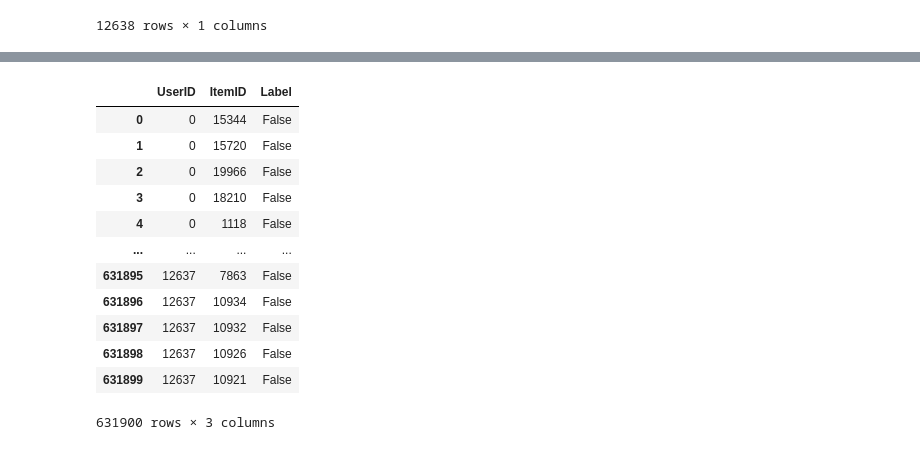
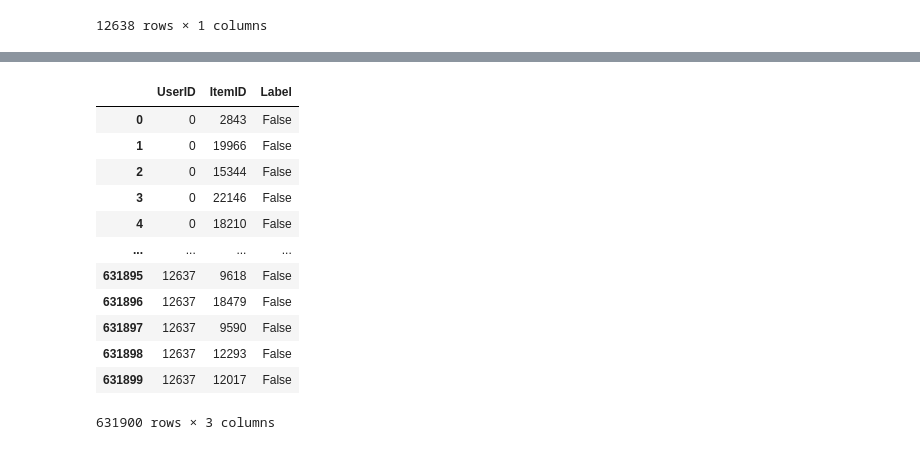
Before and after one commit to kiinami/rcs, a Jupyter notebook: jp_xgboost.ipynb, the cells around one changed output, grey strips where cells are left out. Cells and saved outputs as stored; diff of their text form; code cells hidden in the pictures.

```diff
--- a/jp_xgboost.ipynb
+++ b/jp_xgboost.ipynb
@@ -14,6 +14,6 @@ candidate_recommender_study = optuna.create_study(
     load_if_exists=True,
     direction="maximize",
 )
-candidate_recommender = RP3betaRecommender(data_train_val, verbose=False)
+candidate_recommender = RP3betaRecommender(data_train, verbose=False)
 candidate_recommender.fit()
 # %% [output]
@@ -103,0 +133,8 @@ Index: []
+# %%
+import scipy.sparse as sps
+
+data_val_coo = sps.coo_matrix(data_val)
+correct_recommendations = pd.DataFrame({"UserID": data_val_coo.row,
+                                        "ItemID": data_val_coo.col})
+
+correct_recommendations
@@ -104,26 +155,21 @@ Index: []
 # %%
-#import scipy.sparse as sps
-#
-#data_val_coo = sps.coo_matrix(data_val)
-#correct_recommendations = pd.DataFrame({"UserID": data_val_coo.row,
-#                                        "ItemID": data_val_coo.col})
-#training_dataframe = pd.merge(training_dataframe, correct_recommendations, on=['UserID','ItemID'], how='left', indicator='Exist')
-#training_dataframe["Label"] = training_dataframe["Exist"] == "both"
-#training_dataframe.drop(columns = ['Exist'], inplace=True)
-#
-#training_dataframe
+training_dataframe = pd.merge(training_dataframe, correct_recommendations, on=['UserID','ItemID'], how='left', indicator='Exist')
+training_dataframe["Label"] = training_dataframe["Exist"] == "both"
+training_dataframe.drop(columns = ['Exist'], inplace=True)
+
+training_dataframe
 # %% [output]
 |  | UserID | ItemID | Label |
-| 0 | 0 | 15344 | False |
-| 1 | 0 | 15720 | False |
-| 2 | 0 | 19966 | False |
-| 3 | 0 | 18210 | False |
-| 4 | 0 | 1118 | False |
+| 0 | 0 | 2843 | False |
+| 1 | 0 | 19966 | False |
+| 2 | 0 | 15344 | False |
+| 3 | 0 | 22146 | False |
+| 4 | 0 | 18210 | False |
 | ... | ... | ... | ... |
-| 631895 | 12637 | 7863 | False |
-| 631896 | 12637 | 10934 | False |
-| 631897 | 12637 | 10932 | False |
-| 631898 | 12637 | 10926 | False |
-| 631899 | 12637 | 10921 | False |
+| 631895 | 12637 | 9618 | False |
+| 631896 | 12637 | 18479 | False |
+| 631897 | 12637 | 9590 | False |
+| 631898 | 12637 | 12293 | False |
+| 631899 | 12637 | 12017 | False |
 631900 rows × 3 columns
 # %%
```
Also changed, not shown: parts of 14 cells of this notebook, 1 other file.
